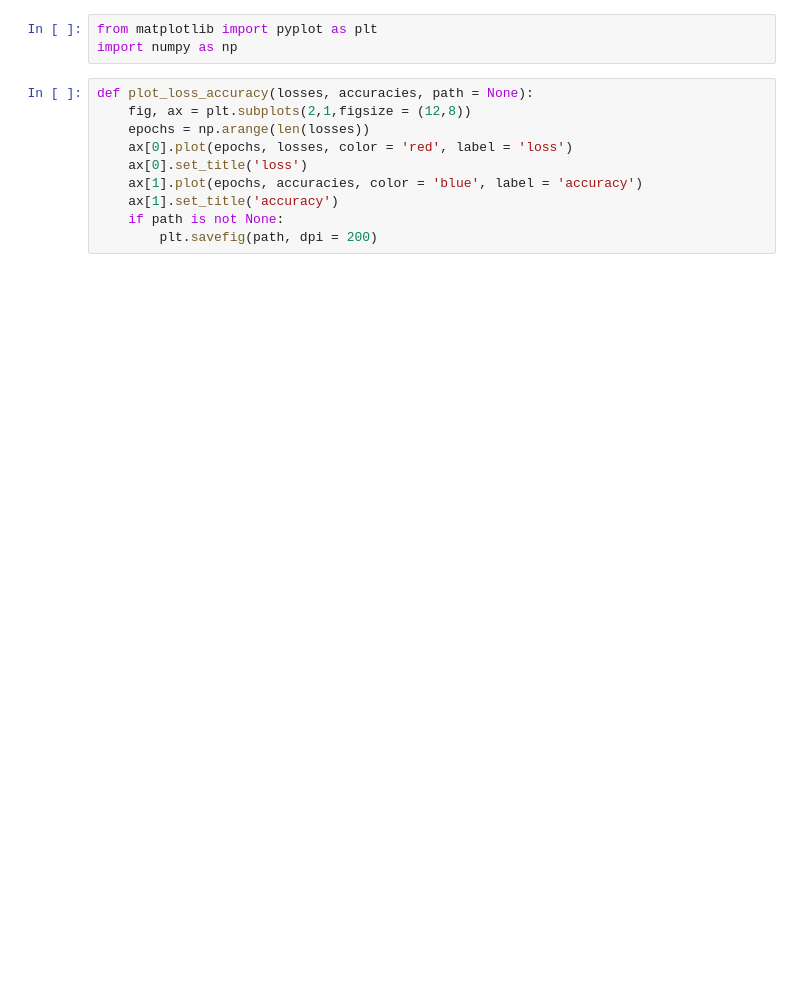
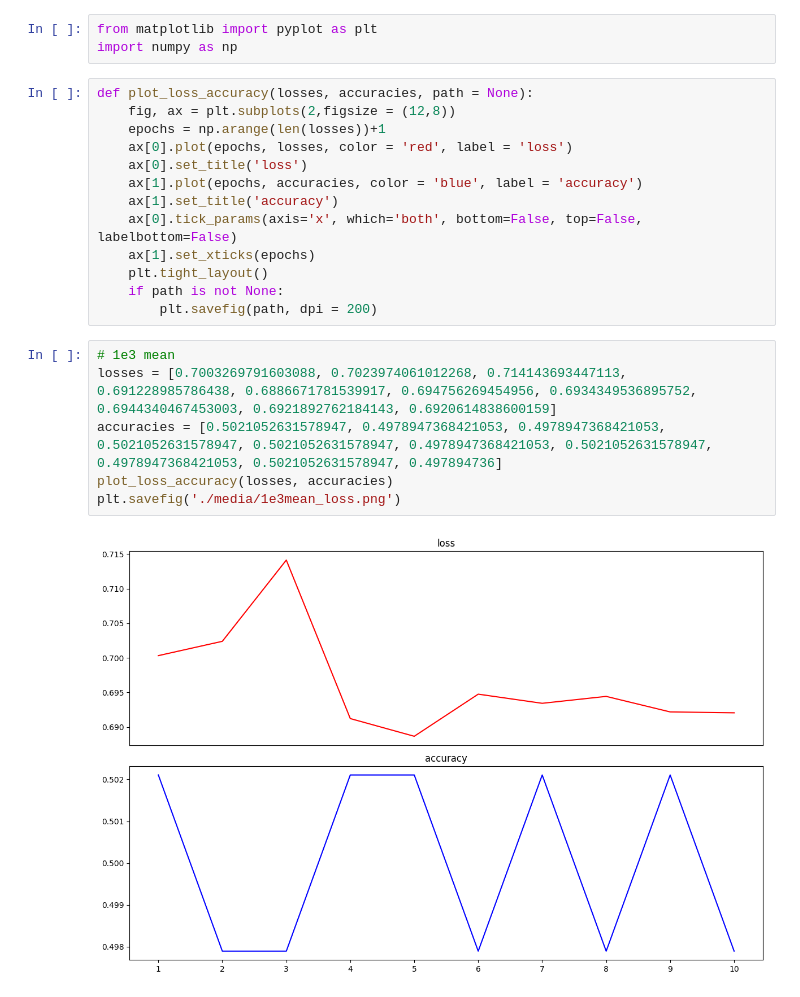
Before and after one commit to bieleckipiotr/Deep-Learning, a Jupyter notebook: project 2/plot_loss_accuracy.ipynb, the cells around one changed output. Drawn from its saved outputs; the diff is of its cells as text; blank space fills up the shorter version.

```diff
--- a/project 2/plot_loss_accuracy.ipynb
+++ b/project 2/plot_loss_accuracy.ipynb
@@ -3,11 +3,22 @@ from matplotlib import pyplot as plt
 import numpy as np
 # %%
 def plot_loss_accuracy(losses, accuracies, path = None):
-    fig, ax = plt.subplots(2,1,figsize = (12,8))
-    epochs = np.arange(len(losses))
+    fig, ax = plt.subplots(2,figsize = (12,8))
+    epochs = np.arange(len(losses))+1
     ax[0].plot(epochs, losses, color = 'red', label = 'loss')
     ax[0].set_title('loss')
     ax[1].plot(epochs, accuracies, color = 'blue', label = 'accuracy')
     ax[1].set_title('accuracy')
+    ax[0].tick_params(axis='x', which='both', bottom=False, top=False, labelbottom=False)
+    ax[1].set_xticks(epochs)
+    plt.tight_layout()
     if path is not None:
         plt.savefig(path, dpi = 200)
+# %%
+# 1e3 mean
+losses = [0.7003269791603088, 0.7023974061012268, 0.714143693447113, 0.691228985786438, 0.6886671781539917, 0.694756269454956, 0.6934349536895752, 0.6944340467453003, 0.6921892762184143, 0.6920614838600159]
+accuracies = [0.5021052631578947, 0.4978947368421053, 0.4978947368421053, 0.5021052631578947, 0.5021052631578947, 0.4978947368421053, 0.5021052631578947, 0.4978947368421053, 0.5021052631578947, 0.497894736]
+plot_loss_accuracy(losses, accuracies)
+plt.savefig('./media/1e3mean_loss.png')
+# %% [output]
+[figure, added]
```
Also changed, not shown: parts of 9 cells of this notebook.
